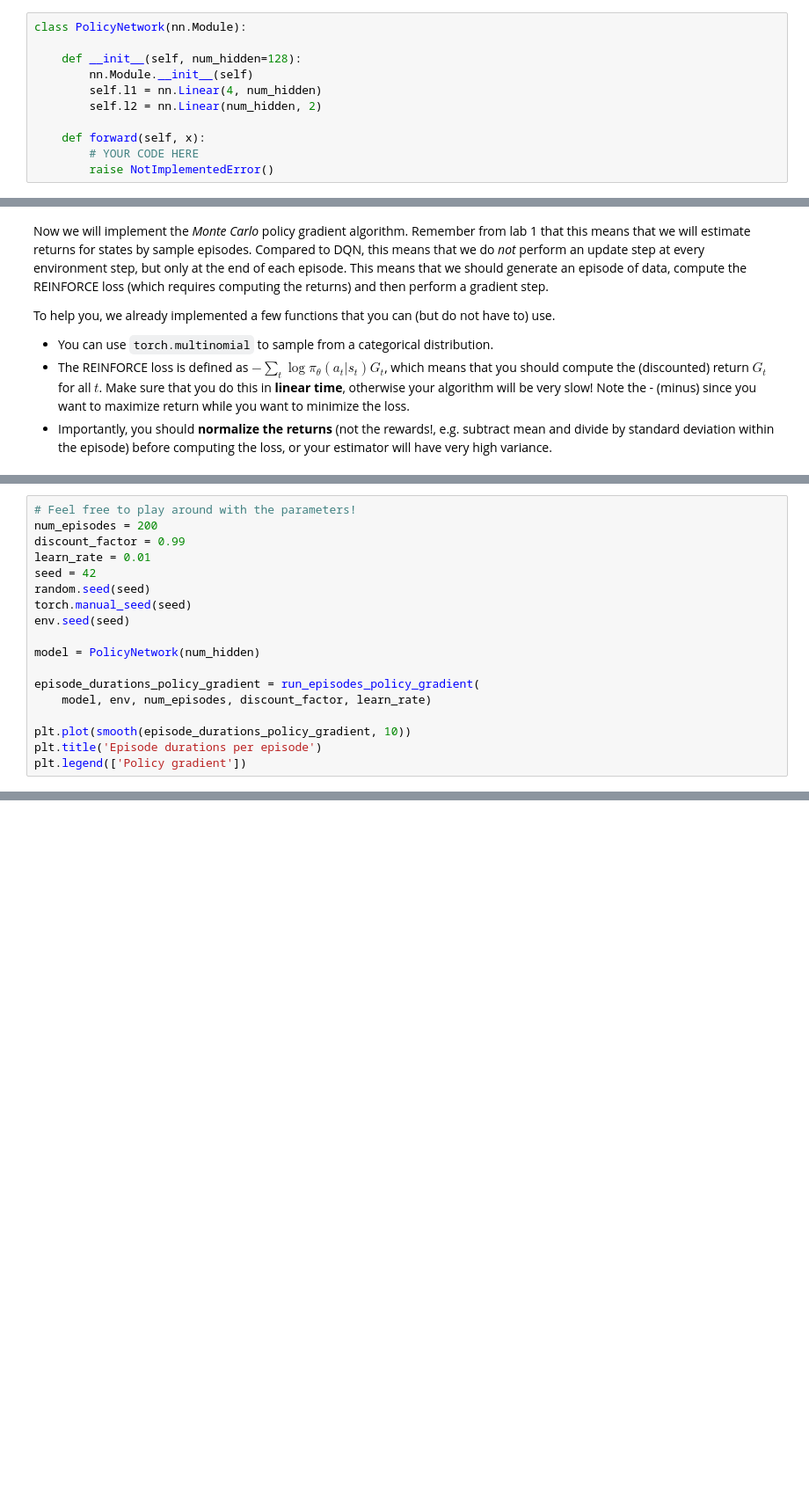
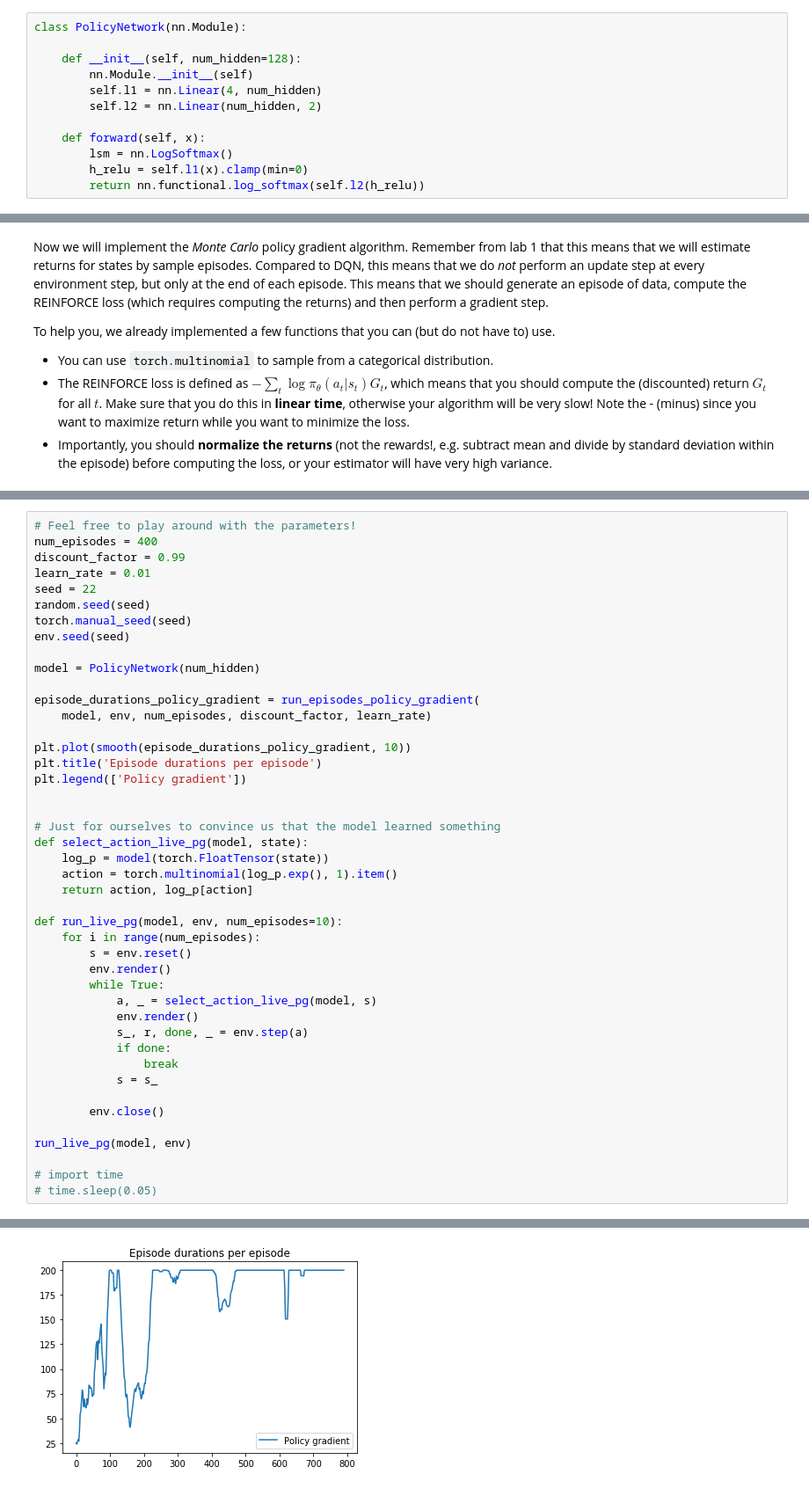
Before and after one commit to dbtmpl/Reinforcement-Learning, a Jupyter notebook: lab2/tim_12324418_12278327_lab2.ipynb, the cells around one changed output, grey strips where cells are left out. Shown at 88% size. Cells and saved outputs as stored; diff of their text form; blank space fills up the shorter version.

```diff
--- a/lab2/tim_12324418_12278327_lab2.ipynb
+++ b/lab2/tim_12324418_12278327_lab2.ipynb
@@ -666,8 +689,9 @@ class PolicyNetwork(nn.Module):
         self.l2 = nn.Linear(num_hidden, 2)
 
     def forward(self, x):
-        # YOUR CODE HERE
-        raise NotImplementedError()
+        lsm = nn.LogSoftmax()
+        h_relu = self.l1(x).clamp(min=0)
+        return nn.functional.log_softmax(self.l2(h_relu))
 # %%
 # Let's instantiate and test if it works
 num_hidden = 128
@@ -733,10 +797,10 @@ def run_episodes_policy_gradient(model, env, num_episodes, discount_factor, lear
     return episode_durations
 # %%
 # Feel free to play around with the parameters!
-num_episodes = 200
+num_episodes = 400
 discount_factor = 0.99
 learn_rate = 0.01
-seed = 42
+seed = 22
 random.seed(seed)
 torch.manual_seed(seed)
 env.seed(seed)
@@ -749,3 +813,30 @@ episode_durations_policy_gradient = run_episodes_policy_gradient(
 plt.plot(smooth(episode_durations_policy_gradient, 10))
 plt.title('Episode durations per episode')
 plt.legend(['Policy gradient'])
+
+
+# Just for ourselves to convince us that the model learned something
+def select_action_live_pg(model, state):
+    log_p = model(torch.FloatTensor(state))
+    action = torch.multinomial(log_p.exp(), 1).item()
+    return action, log_p[action]
+
+def run_live_pg(model, env, num_episodes=10):
+    for i in range(num_episodes):
+        s = env.reset()
+        env.render()
+        while True:
+            a, _ = select_action_live_pg(model, s)
+            env.render()
+            s_, r, done, _ = env.step(a)
+            if done:
+                break
+            s = s_
+
+        env.close()
+
+run_live_pg(model, env)
+
+# import time
+# time.sleep(0.05)
+# %% [output]
@@ -752,3 +861,4 @@ plt.legend(['Policy gradient'])
+[figure, added]
 # %% [markdown]
 ## 4. Deep Reinforcement Learning (5 bonus points)
 Note that so far we used the state variables as input. However, the true power of Deep Learning is that we can directly learn from raw inputs, e.g. we can learn to balance the cart pole *by just looking at the screen*. This probably means that you need a deep(er) (convolutional) network, as well as tweaking some parameters, running for more iterations (perhaps on GPU) and do other tricks to stabilize learning. Can you get this to work? This will earn you bonus points!
```
Also changed, not shown: parts of 16 cells of this notebook, 1 other file.
